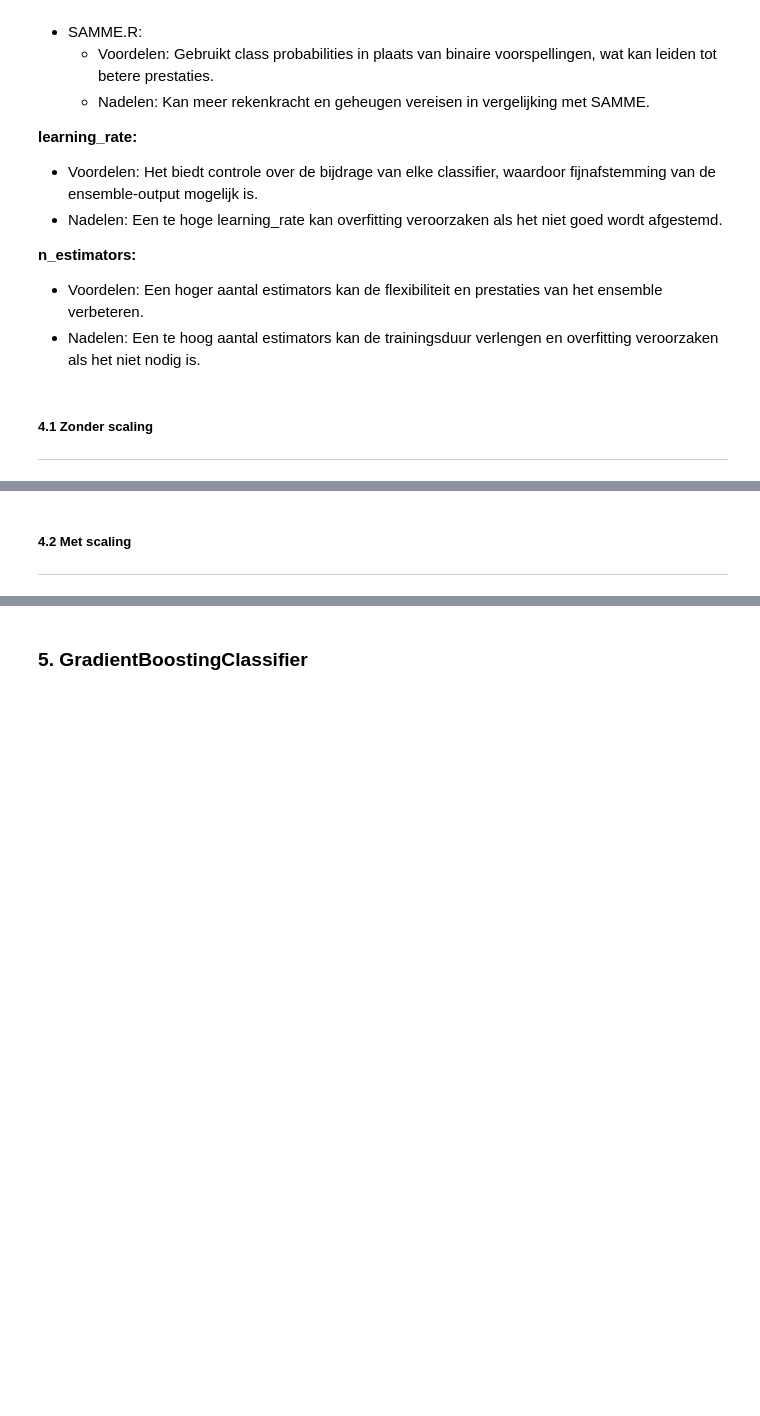
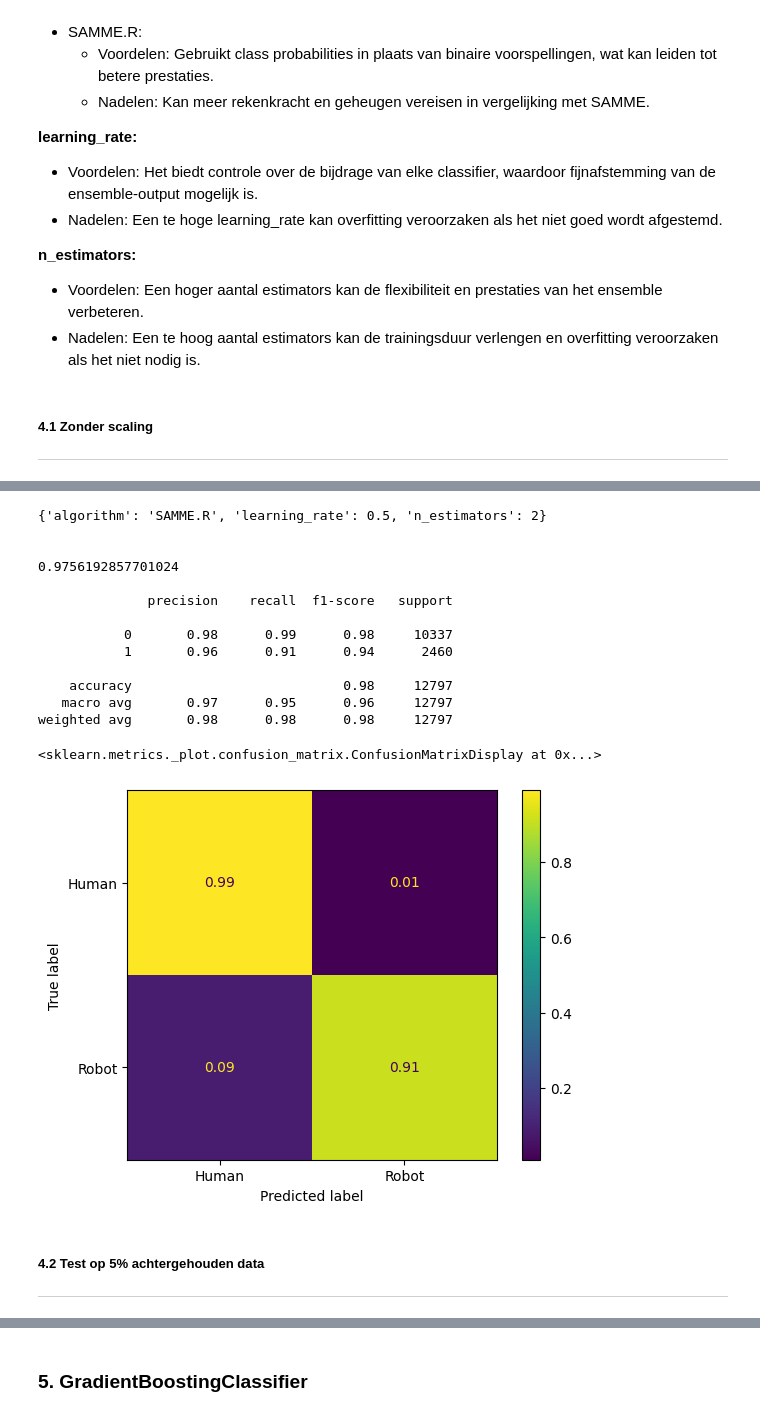
Before and after one commit to Floris-Buyse-FB/project_weblog, a Jupyter notebook: rapport.ipynb, the cells around one changed output, grey strips where cells are left out. Saved outputs shown, nothing was run; the diff lists cells and outputs as text; code cells hidden in the pictures; blank space fills up the shorter version.

Commit message:
rapport afgemaakt, TODO nog 1 classifier toevoegen

```diff
--- a/rapport.ipynb
+++ b/rapport.ipynb
@@ -703,0 +732,38 @@ Confusion matrix:
+# %%
+# 7 minuten en 9 seconden om te runnen (10 CPU-cores)
+
+grid_search_ada = GridSearchCV(AdaBoostClassifier(DecisionTreeClassifier(random_state=42), random_state=42), param_grid={'n_estimators': np.arange(1, 30), 'learning_rate': [0.1, 0.5, 1, 2], 'algorithm': ['SAMME.R']}, cv=5, scoring='precision', return_train_score=True, n_jobs=-1)
+
+grid_search_ada.fit(X_train, y_train)
+
+print(grid_search_ada.best_params_)
+print("\n")
+
+ada_clf = grid_search_ada.best_estimator_
+ada_clf.fit(X_train, y_train)
+
+y_pred_ada = ada_clf.predict(X_test)
+print(f"{accuracy_score(y_test, y_pred_ada)}\n")
+
+print(classification_report(y_test, y_pred_ada))
+
+cm = np.round(confusion_matrix(y_test, y_pred_ada, normalize='true'), 2)
+
+disp = ConfusionMatrixDisplay(confusion_matrix=cm, display_labels=['Human', 'Robot'])
+disp.plot()
+# %% [output]
+{'algorithm': 'SAMME.R', 'learning_rate': 0.5, 'n_estimators': 2}
+
+
+0.9756192857701024
+
+              precision    recall  f1-score   support
+
+           0       0.98      0.99      0.98     10337
+           1       0.96      0.91      0.94      2460
+
+    accuracy                           0.98     12797
+   macro avg       0.97      0.95      0.96     12797
+weighted avg       0.98      0.98      0.98     12797
+<sklearn.metrics._plot.confusion_matrix.ConfusionMatrixDisplay at 0x...>
+[figure, added]
@@ -704,3 +773,3 @@ Confusion matrix:
 # %% [markdown]
-##### 4.2 Met scaling
+##### 4.2 Test op 5% achtergehouden data
 ---
```
Also changed, not shown: parts of 65 cells of this notebook, 33 other files.
